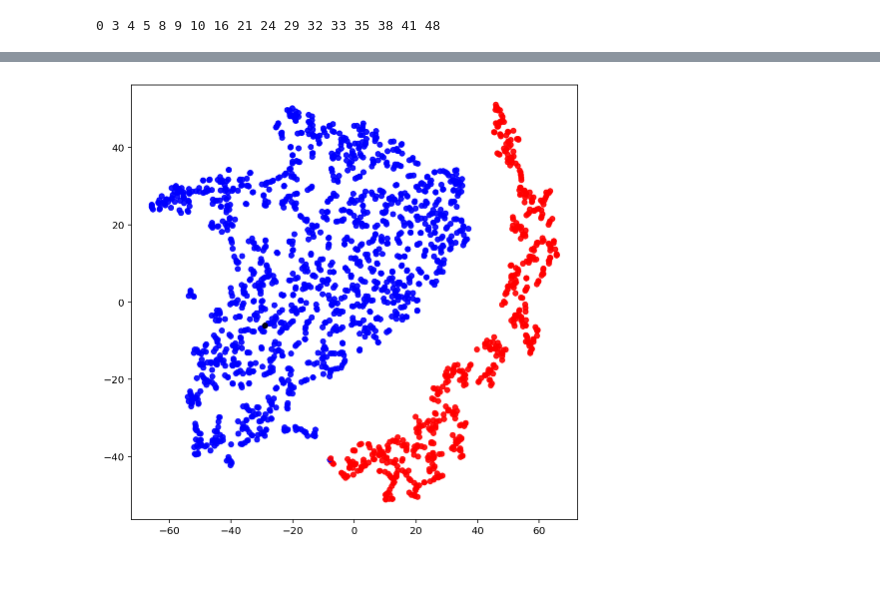
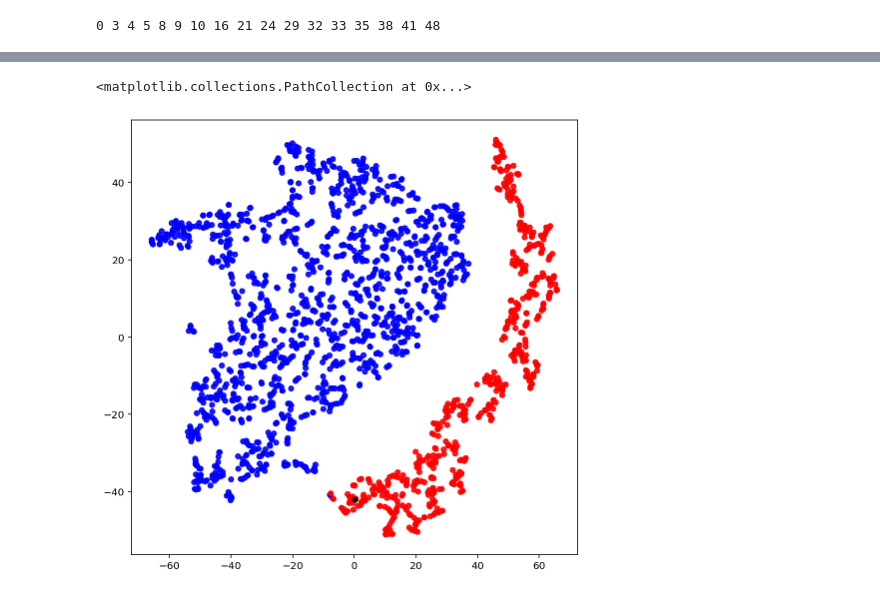
Before and after one commit to TeamSemiSuperCV/semi-super, a Jupyter notebook: webapp/Extract_tSNE_Features.ipynb, the cells around one changed output, grey strips where cells are left out. Cells and saved outputs as stored; diff of their text form; code cells hidden in the pictures.

```diff
--- a/webapp/Extract_tSNE_Features.ipynb
+++ b/webapp/Extract_tSNE_Features.ipynb
@@ -17,3 +17,5 @@ from tensorflow.keras.models import Model
 # %%
 IMG_SIZE = (256, 256, 3)
 NUM_FEATS = 2000
+# NPZ_FILE = '/content/drive/MyDrive/TeamSemiSuperCV/Wing/FSL_Benchmarks/FSL_ResNet50_XrayRemix_Feats.npz'
+NPZ_FILE = './tsne_feats.npz'
@@ -144,10 +148,11 @@ np.savez(npz_file, feats=feats_sm, labels=labels_sm)
 # %%
-npz = np.load(npz_file)
+npz = np.load(NPZ_FILE)
 npz['feats'].shape, npz['labels'].shape
 # %% [output]
 ((2000, 64), (2000,))
 # %%
-npz['feats'][0]
+feats_sm = npz['feats']
+feats_sm[0]
 # %% [output]
 array([0.   , 8.011, 5.519, 6.262, 0.   , 7.01 , 7.823, 7.238, 0.   ,
        0.   , 0.   , 7.004, 0.   , 0.   , 0.   , 7.755, 5.282, 6.336,
@@ -158,7 +163,8 @@ array([0.   , 8.011, 5.519, 6.262, 0.   , 7.01 , 7.823, 7.238, 0.   ,
        0.   , 6.857, 0.   , 6.568, 0.   , 7.977, 0.   , 6.928, 0.   ,
        6.186], dtype=float32)
 # %%
-npz['labels'][:50]
+labels_sm = npz['labels']
+labels_sm[:50]
 # %% [output]
 array([0, 1, 1, 0, 0, 0, 1, 1, 0, 0, 0, 1, 1, 1, 1, 1, 0, 1, 1, 1, 1, 0,
        1, 1, 0, 1, 1, 1, 1, 0, 1, 1, 0, 0, 1, 0, 1, 1, 0, 1, 1, 0, 1, 1,
@@ -191,7 +201,8 @@ for i in range(50):
 # %% [output]
 0 3 4 5 8 9 10 16 21 24 29 32 33 35 38 41 48
 # %%
-new_feat_idx = 44
+%%time
+new_feat_idx = 48
 
 new_embedding = embeddings.transform(feats_sm[new_feat_idx:new_feat_idx+1])
 print(new_embedding)
@@ -204 +217,2 @@ plt.scatter(final_embeddings[:, 0], final_embeddings[:, 1], c=colormap[final_lab
+<matplotlib.collections.PathCollection at 0x...>
-[figure, old version]
+[figure, new version]
```
Also changed, not shown: parts of 9 cells of this notebook.
